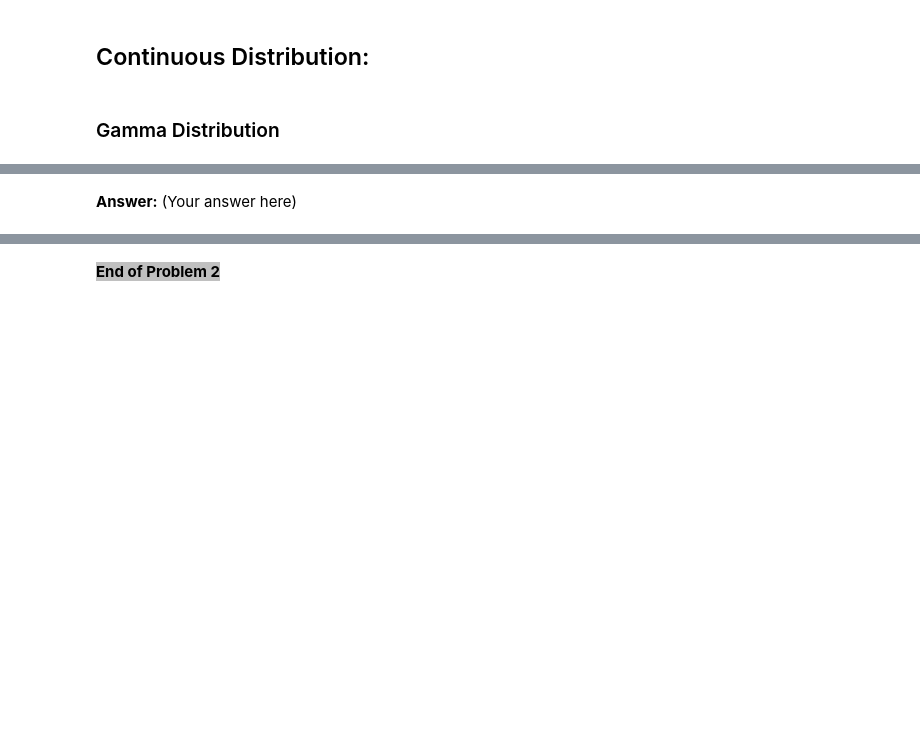
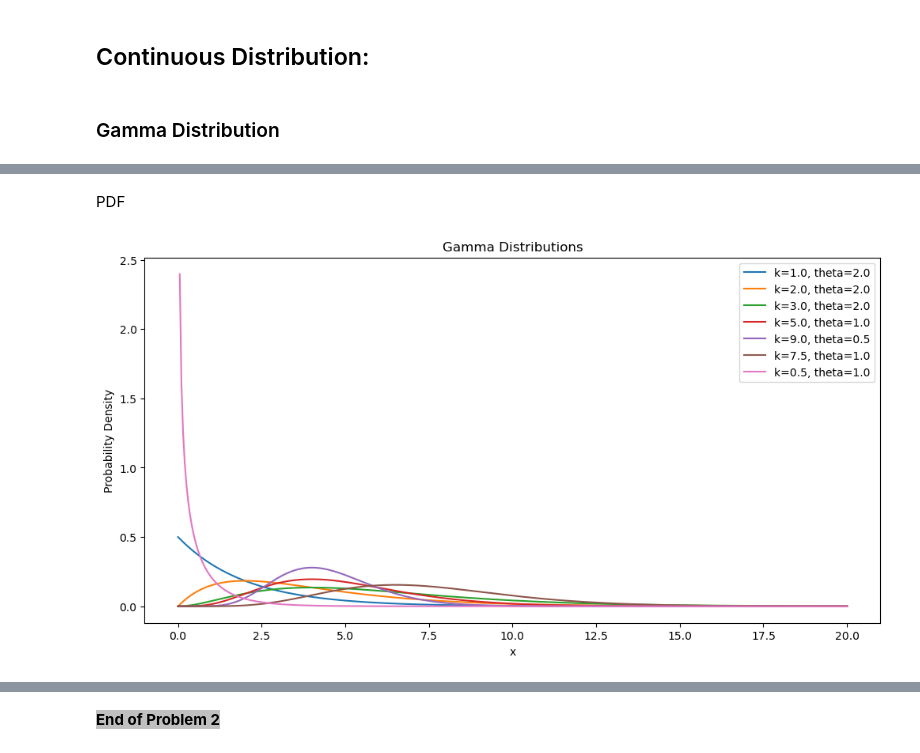
Before and after one commit to Everloom-129/ECE314_Probability_Lab, a Jupyter notebook: Lab 4/Lab 4.ipynb, the cells around one changed output, grey strips where cells are left out. Drawn from its saved outputs; the diff is of its cells as text; code cells hidden in the pictures; blank space fills up the shorter version.

```diff
--- a/Lab 4/Lab 4.ipynb
+++ b/Lab 4/Lab 4.ipynb
@@ -79,2 +168,23 @@ The shape parameter $k$ describes how many events the distribution describes. Fo
-# %% [markdown]
-__Answer:__ (Your answer here)
+# %% [markdown]
+PDF
+# %%
+k = [1.,2.,3.,5.,9.,7.5,0.5]
+theta = [2.,2.,2.,1.,0.5,1.,1.]
+
+parameter_dict = {k_val: theta_val for k_val, theta_val in zip(k, theta)}
+
+x = np.linspace(0, 20, 400)
+
+
+plt.figure(figsize=(12,6))
+
+for k_val, theta_val in parameter_dict.items():
+    y_pdf = st.gamma.pdf(x, a=k_val, scale=theta_val)
+    plt.plot(x, y_pdf, label=f'k={k_val}, theta={theta_val}')
+plt.xlabel('x')
+plt.ylabel('Probability Density')
+plt.title('Gamma Distributions of PDF')
+plt.legend()
+plt.show()
+# %% [output]
+[figure, added]
```
Also changed, not shown: parts of 17 cells of this notebook.
